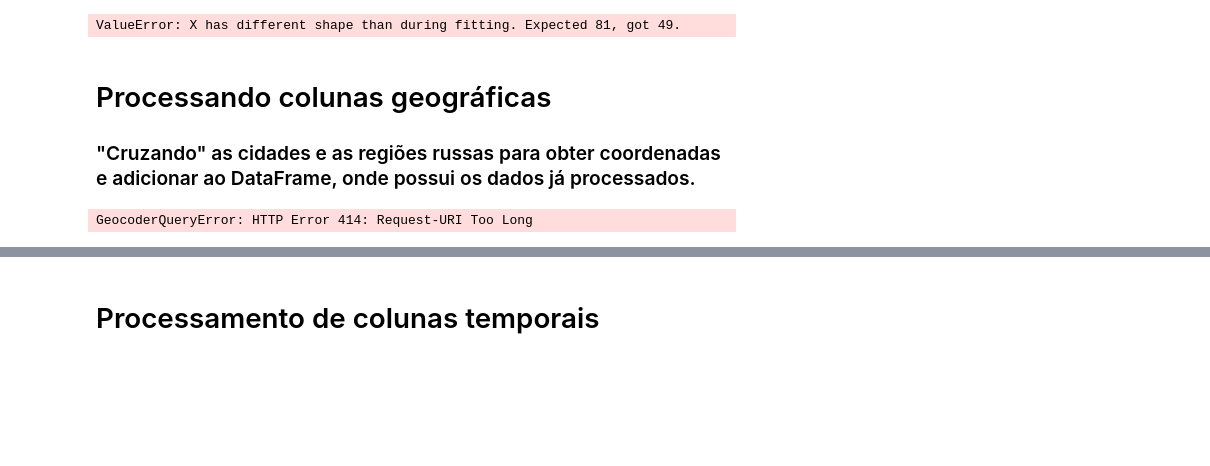
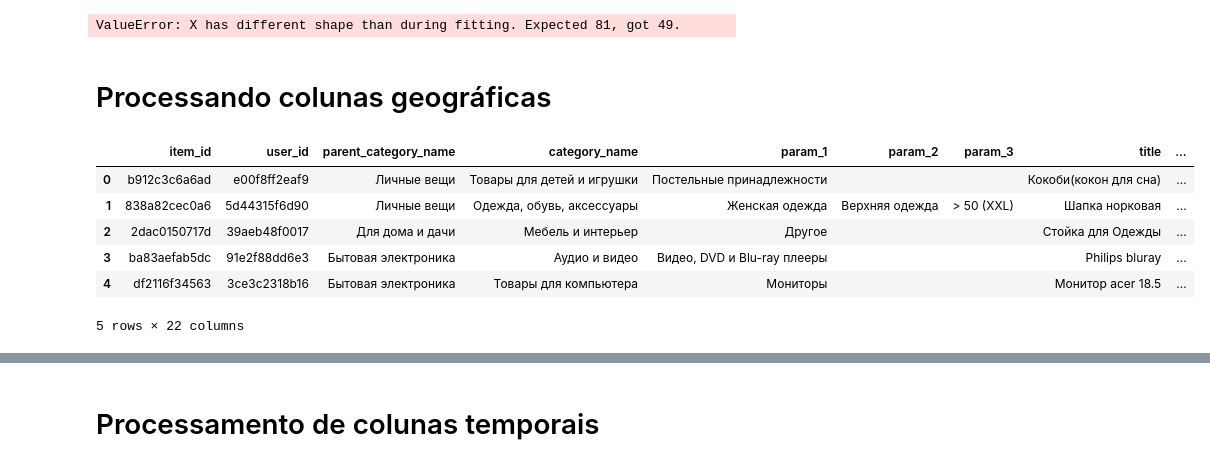
Before and after one commit to vinicius-alves/Kaggle-Avito-Challenge, a Jupyter notebook: notebook pré-processamento.ipynb, the cells around one changed output, grey strips where cells are left out. Drawn from its saved outputs; the diff is of its cells as text; code cells hidden in the pictures; blank space fills up the shorter version.

```diff
--- a/notebook pré-processamento.ipynb
+++ b/notebook pré-processamento.ipynb
@@ -145,24 +146,26 @@ for column in categorical_columns:
     df_test =  pd.concat([df_test, df_test_column_transformed], axis=1)
 # %% [output]
 ValueError: X has different shape than during fitting. Expected 81, got 49.
-# %% [markdown]
-# Processando colunas geográficas
-
-### "Cruzando" as cidades e as regiões russas para obter coordenadas e adicionar ao DataFrame, onde possui os dados já processados.
-# %%
-from geopy import geocoders
-
-df_city_region = df_train[["city", "region"]].apply(lambda l: " ".join(l), axis=1),
-
-num_pontos = df_train.shape[0]
-g = geocoders.Nominatim()
-
-latitude  = np.ones(num_pontos)
-longitude = np.ones(num_pontos)
-
-for i in range(num_pontos):
-    geocode = g.geocode(df_city_region[i], timeout=10, language='pt')
-    latitude[i]  = geocode.latitude
-    longitude[i] = geocode.longitude
-# %% [output]
-GeocoderQueryError: HTTP Error 414: Request-URI Too Long
+# %% [markdown]
+# Processando colunas geográficas
+# %%
+# Coordenadas das cidades fornecidas pelo usuário FrankHerfert
+# Ref.: https://www.kaggle.com/frankherfert/region-and-city-details-with-lat-lon-and-clusters/data
+
+df_coords = pd.read_csv('./data/avito_region_city_features.csv', encoding='utf8', memory_map =True)
+df_coords = df_coords.drop(columns=["region_id","city_region_id","region","city_region"])
+df_train  = df_train.merge(df_coords, on = "city")
+df_test   = df_test.merge (df_coords, on = "city")
+df_train  = df_train.drop(columns=["city","region"])
+df_test   = df_test.drop(columns=["city","region"])
+df_coords = None
+
+df_train.head(5)
+# %% [output]
+|  | item_id | user_id | parent_category_name | category_name | param_1 | param_2 | param_3 | title | ... |
+| 0 | b912c3c6a6ad | e00f8ff2eaf9 | Личные вещи | Товары для детей и игрушки | Постельные принадлежности |  |  | Кокоби(кокон для сна) | ... |
+| 1 | 838a82cec0a6 | 5d44315f6d90 | Личные вещи | Одежда, обувь, аксессуары | Женская одежда | Верхняя одежда | > 50 (XXL) | Шапка норковая | ... |
+| 2 | 2dac0150717d | 39aeb48f0017 | Для дома и дачи | Мебель и интерьер | Другое |  |  | Стойка для Одежды | ... |
+| 3 | ba83aefab5dc | 91e2f88dd6e3 | Бытовая электроника | Аудио и видео | Видео, DVD и Blu-ray плееры |  |  | Philips bluray | ... |
+| 4 | df2116f34563 | 3ce3c2318b16 | Бытовая электроника | Товары для компьютера | Мониторы |  |  | Монитор acer 18.5 | ... |
+5 rows × 22 columns
```
Also changed, not shown: parts of 6 cells of this notebook.
